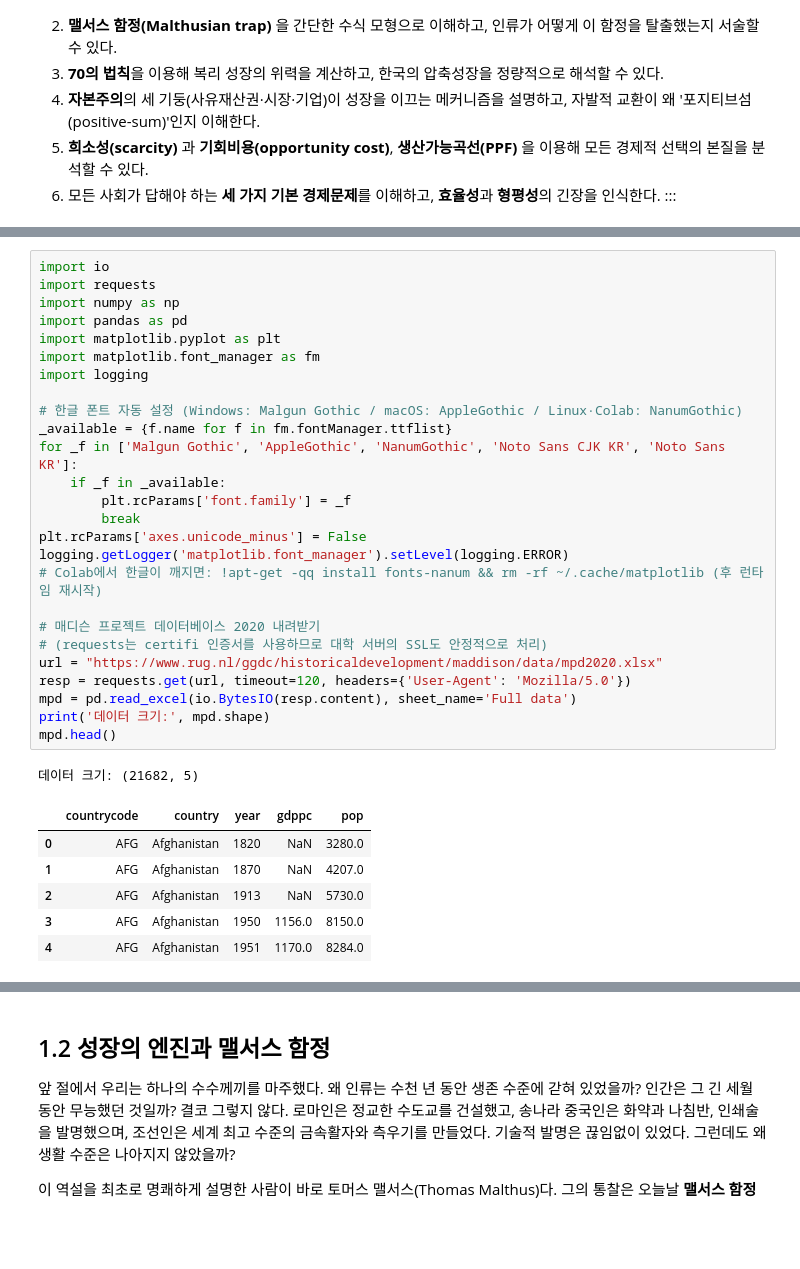
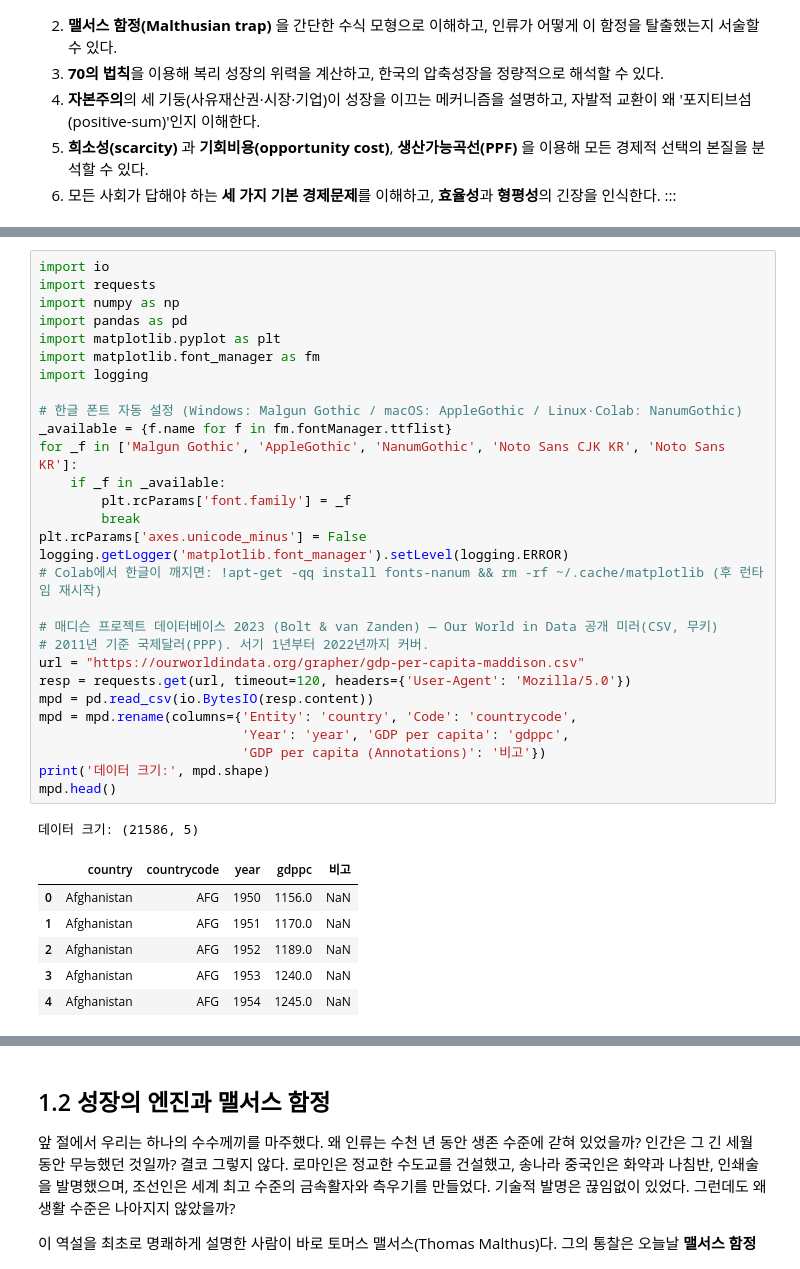
Before and after one commit to voidmain443/jbeconsample, a Jupyter notebook: 02-notebook.ipynb, the cells around one changed output, grey strips where cells are left out. Drawn from its saved outputs; the diff is of its cells as text; blank space fills up the shorter version.

```diff
--- a/02-notebook.ipynb
+++ b/02-notebook.ipynb
@@ -52,35 +52,38 @@ date: 2026-07-31
 # %%
 import io
 import requests
 import numpy as np
 import pandas as pd
 import matplotlib.pyplot as plt
 import matplotlib.font_manager as fm
 import logging
 
 # 한글 폰트 자동 설정 (Windows: Malgun Gothic / macOS: AppleGothic / Linux·Colab: NanumGothic)
 _available = {f.name for f in fm.fontManager.ttflist}
 for _f in ['Malgun Gothic', 'AppleGothic', 'NanumGothic', 'Noto Sans CJK KR', 'Noto Sans KR']:
     if _f in _available:
         plt.rcParams['font.family'] = _f
         break
 plt.rcParams['axes.unicode_minus'] = False
 logging.getLogger('matplotlib.font_manager').setLevel(logging.ERROR)
 # Colab에서 한글이 깨지면: !apt-get -qq install fonts-nanum && rm -rf ~/.cache/matplotlib (후 런타임 재시작)
 
-# 매디슨 프로젝트 데이터베이스 2020 내려받기
-# (requests는 certifi 인증서를 사용하므로 대학 서버의 SSL도 안정적으로 처리)
-url = "https://www.rug.nl/ggdc/historicaldevelopment/maddison/data/mpd2020.xlsx"
+# 매디슨 프로젝트 데이터베이스 2023 (Bolt & van Zanden) — Our World in Data 공개 미러(CSV, 무키)
+# 2011년 기준 국제달러(PPP). 서기 1년부터 2022년까지 커버.
+url = "https://ourworldindata.org/grapher/gdp-per-capita-maddison.csv"
 resp = requests.get(url, timeout=120, headers={'User-Agent': 'Mozilla/5.0'})
-mpd = pd.read_excel(io.BytesIO(resp.content), sheet_name='Full data')
+mpd = pd.read_csv(io.BytesIO(resp.content))
+mpd = mpd.rename(columns={'Entity': 'country', 'Code': 'countrycode',
+                          'Year': 'year', 'GDP per capita': 'gdppc',
+                          'GDP per capita (Annotations)': '비고'})
 print('데이터 크기:', mpd.shape)
 mpd.head()
 # %% [output]
-데이터 크기: (21682, 5)
+데이터 크기: (21586, 5)
-|  | countrycode | country | year | gdppc | pop |
-| 0 | AFG | Afghanistan | 1820 | NaN | 3280.0 |
-| 1 | AFG | Afghanistan | 1870 | NaN | 4207.0 |
-| 2 | AFG | Afghanistan | 1913 | NaN | 5730.0 |
-| 3 | AFG | Afghanistan | 1950 | 1156.0 | 8150.0 |
-| 4 | AFG | Afghanistan | 1951 | 1170.0 | 8284.0 |
+|  | country | countrycode | year | gdppc | 비고 |
+| 0 | Afghanistan | AFG | 1950 | 1156.0 | NaN |
+| 1 | Afghanistan | AFG | 1951 | 1170.0 | NaN |
+| 2 | Afghanistan | AFG | 1952 | 1189.0 | NaN |
+| 3 | Afghanistan | AFG | 1953 | 1240.0 | NaN |
+| 4 | Afghanistan | AFG | 1954 | 1245.0 | NaN |
 # %% [markdown]
```
Also changed, not shown: parts of 14 cells of this notebook, 14 other files.
